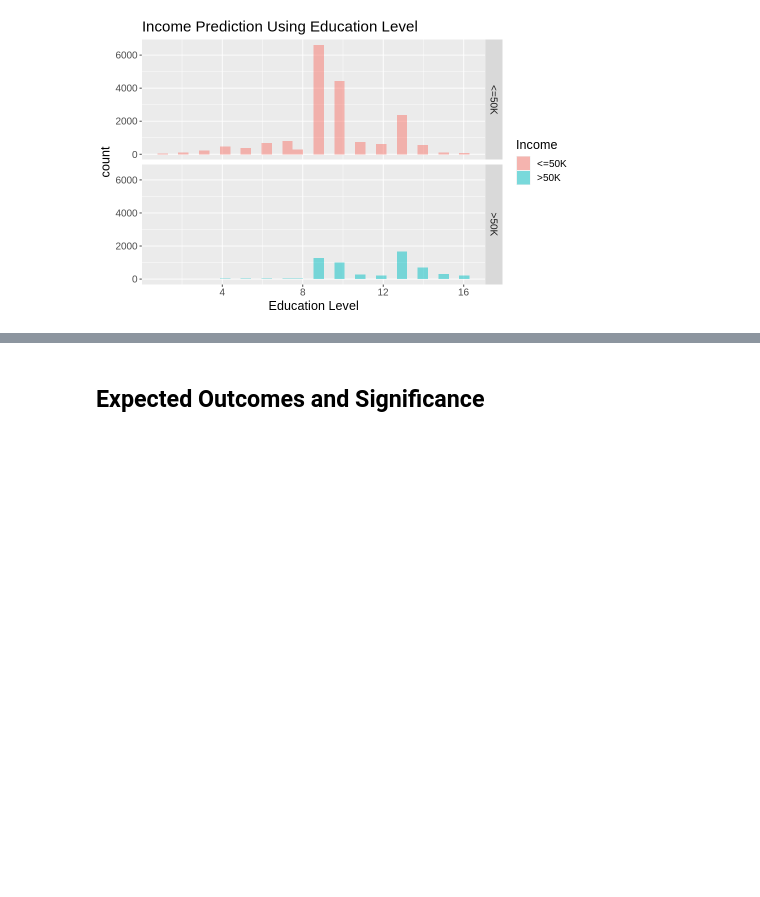
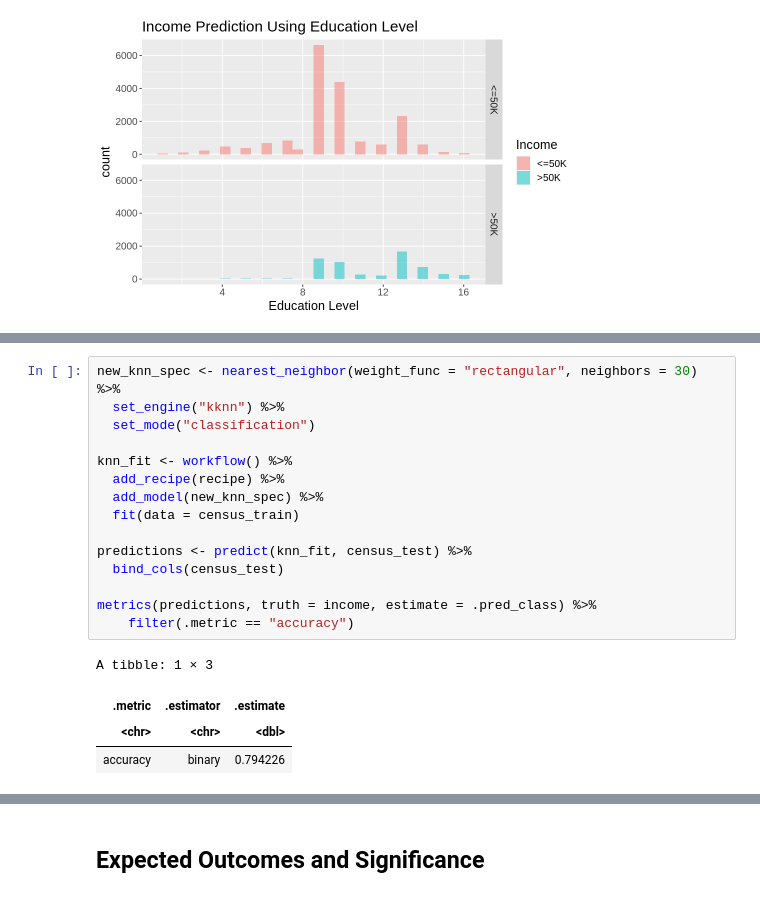
Before and after one commit to Csquaree/DSCI100-project, a Jupyter notebook: census.ipynb, the cells around one changed output, grey strips where cells are left out. Cells and saved outputs as stored; diff of their text form; blank space fills up the shorter version.

```diff
--- a/census.ipynb
+++ b/census.ipynb
@@ -250,0 +289,20 @@ education_hist
+# %%
+new_knn_spec <- nearest_neighbor(weight_func = "rectangular", neighbors = 30) %>%
+  set_engine("kknn") %>%
+  set_mode("classification")
+
+knn_fit <- workflow() %>%
+  add_recipe(recipe) %>%
+  add_model(new_knn_spec) %>%
+  fit(data = census_train)
+
+predictions <- predict(knn_fit, census_test) %>%
+  bind_cols(census_test)
+
+metrics(predictions, truth = income, estimate = .pred_class) %>%
+    filter(.metric == "accuracy")
+# %% [output]
+A tibble: 1 × 3
+| .metric | .estimator | .estimate |
+| <chr> | <chr> | <dbl> |
+| accuracy | binary | 0.794226 |
```
Also changed, not shown: parts of 7 cells of this notebook.
